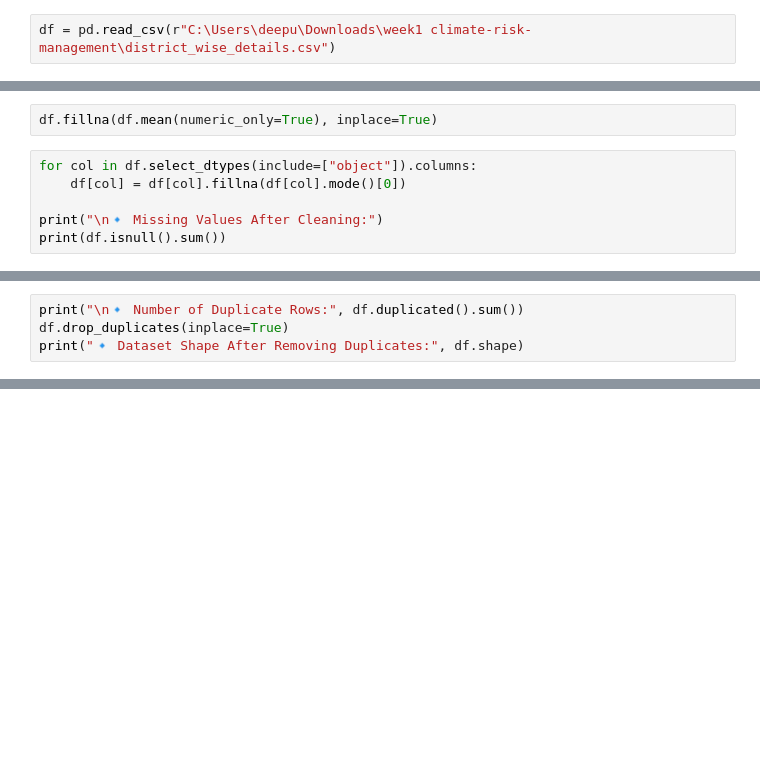
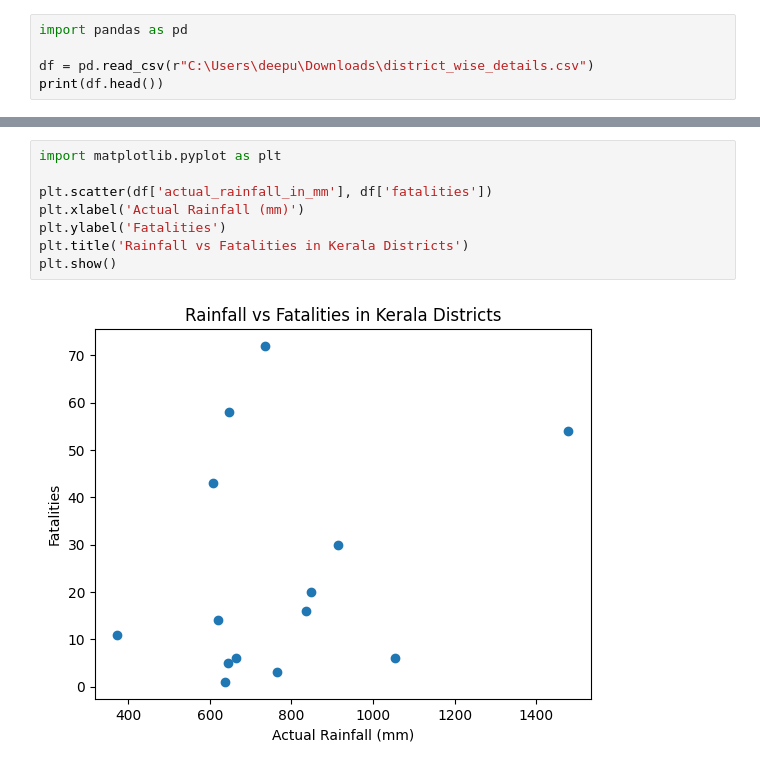
Before and after one commit to MalyalaSaiDeepika/Week1_ClimateRisk, a Jupyter notebook: OneDrive/Desktop/climate-risk management/Week2/Week2_Project.ipynb, the cells around one changed output, grey strips where cells are left out. Drawn from its saved outputs; the diff is of its cells as text; blank space fills up the shorter version.

Commit message:
Added Week2 notebook and cleaned dataset

```diff
--- a/OneDrive/Desktop/climate-risk management/Week2/Week2_Project.ipynb
+++ b/OneDrive/Desktop/climate-risk management/Week2/Week2_Project.ipynb
@@ -6,2 +9,5 @@ import seaborn as sns
 # %%
-df = pd.read_csv(r"C:\Users\deepu\Downloads\week1 climate-risk-management\district_wise_details.csv")
+import pandas as pd
+
+df = pd.read_csv(r"C:\Users\deepu\Downloads\district_wise_details.csv")
+print(df.head())
@@ -29,11 +54,3 @@ normal_rainfall_in_mm    0
 no_of_landslides         0
 full_damaged_houses      0
 dtype: int64
-# %%
-df.fillna(df.mean(numeric_only=True), inplace=True)
-# %%
-for col in df.select_dtypes(include=["object"]).columns:
-    df[col] = df[col].fillna(df[col].mode()[0])
-
-print("\n🔹 Missing Values After Cleaning:")
-print(df.isnull().sum())
@@ -50,4 +56,0 @@ dtype: int64
-# %%
-print("\n🔹 Number of Duplicate Rows:", df.duplicated().sum())
-df.drop_duplicates(inplace=True)
-print("🔹 Dataset Shape After Removing Duplicates:", df.shape)
@@ -74,0 +79,10 @@ print("\n✅ Cleaned dataset saved as 'cleaned_dataset.csv'")
+# %%
+import matplotlib.pyplot as plt
+
+plt.scatter(df['actual_rainfall_in_mm'], df['fatalities'])
+plt.xlabel('Actual Rainfall (mm)')
+plt.ylabel('Fatalities')
+plt.title('Rainfall vs Fatalities in Kerala Districts')
+plt.show()
+# %% [output]
+[figure, added]
```
Also changed, not shown: parts of 15 cells of this notebook.
